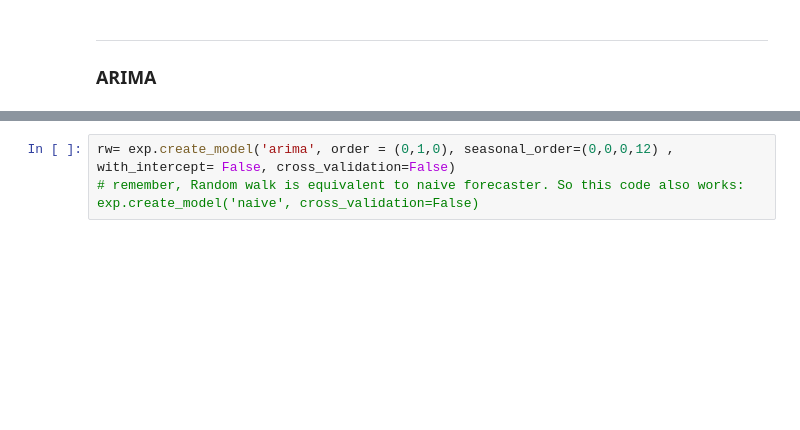
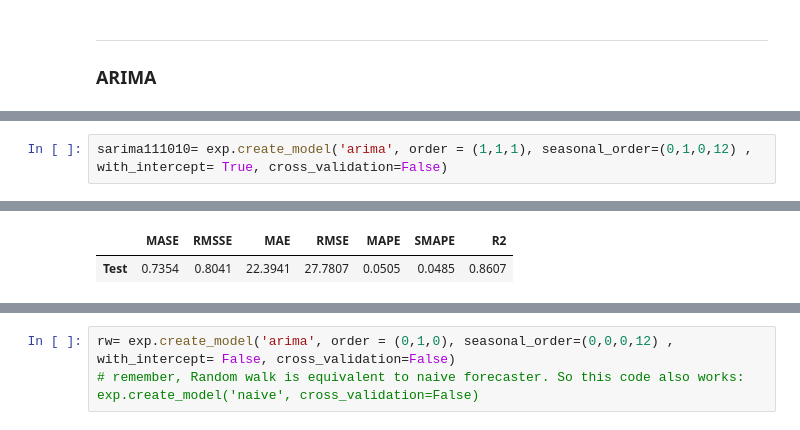
Before and after one commit to PJalgotrader/Deep_forecasting-USU, a Jupyter notebook: Lectures and codes/Module 4- ARIMA/Module4-ARIMA.ipynb, the cells around one changed output, grey strips where cells are left out. Drawn from its saved outputs; the diff is of its cells as text; blank space fills up the shorter version.

```diff
--- a/Lectures and codes/Module 4- ARIMA/Module4-ARIMA.ipynb
+++ b/Lectures and codes/Module 4- ARIMA/Module4-ARIMA.ipynb
@@ -219 +221,4 @@ sarima110111= exp.create_model('arima', order = (1,1,0), seasonal_order=(1,1,1,1
 [interactive output not drawn]
+# %%
+sarima111010= exp.create_model('arima', order = (1,1,1), seasonal_order=(0,1,0,12) , with_intercept= True, cross_validation=False)
+# %% [output]
@@ -219,0 +226,2 @@ sarima110111= exp.create_model('arima', order = (1,1,0), seasonal_order=(1,1,1,1
+|  | MASE | RMSSE | MAE | RMSE | MAPE | SMAPE | R2 |
+| Test | 0.7354 | 0.8041 | 22.3941 | 27.7807 | 0.0505 | 0.0485 | 0.8607 |
```
Also changed, not shown: parts of 18 cells of this notebook.
